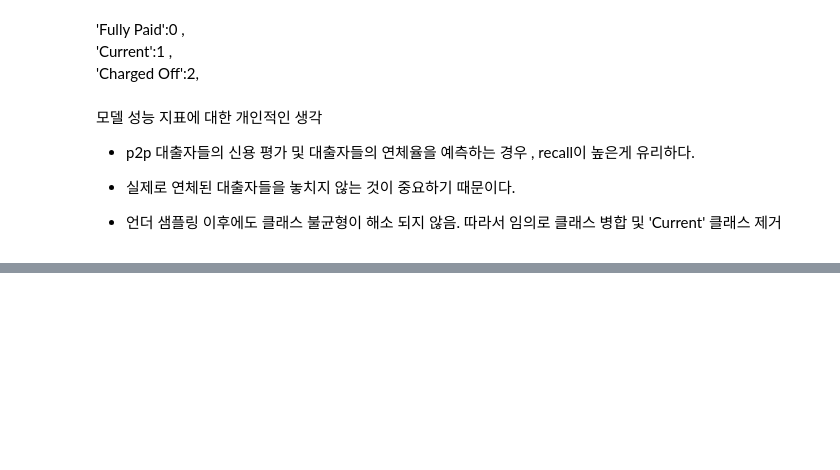
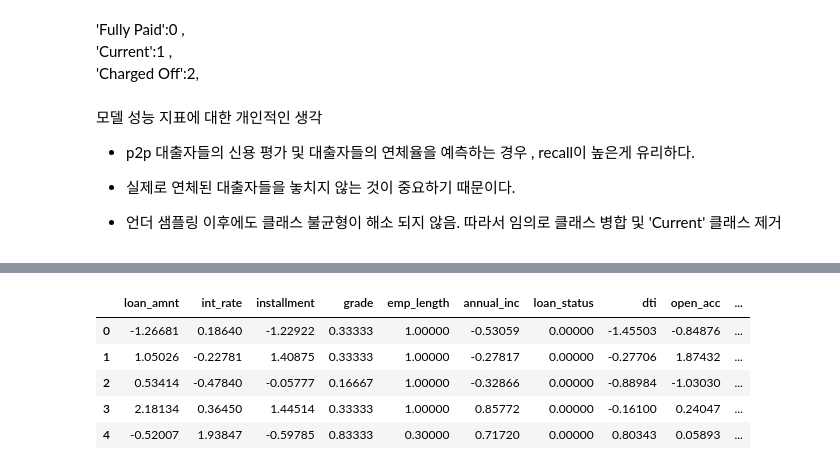
Before and after one commit to jiyoungeeeeeeeeeeeeeeeeeeeee/MLOps, a Jupyter notebook: Multi_random_train.ipynb, the cells around one changed output, grey strips where cells are left out. Drawn from its saved outputs; the diff is of its cells as text; code cells hidden in the pictures; blank space fills up the shorter version.

```diff
--- a/Multi_random_train.ipynb
+++ b/Multi_random_train.ipynb
@@ -525,0 +506,4 @@ pd.read_csv('resampled_data.csv')
+# %%
+f3 = pd.read_csv('Multi_3_train.csv')
+
+f3.info()
@@ -525,0 +528,9 @@ pd.read_csv('resampled_data.csv')
+# %%
+f3.head()
+# %% [output]
+|  | loan_amnt | int_rate | installment | grade | emp_length | annual_inc | loan_status | dti | open_acc | ... |
+| 0 | -1.26681 | 0.18640 | -1.22922 | 0.33333 | 1.00000 | -0.53059 | 0.00000 | -1.45503 | -0.84876 | ... |
+| 1 | 1.05026 | -0.22781 | 1.40875 | 0.33333 | 1.00000 | -0.27817 | 0.00000 | -0.27706 | 1.87432 | ... |
+| 2 | 0.53414 | -0.47840 | -0.05777 | 0.16667 | 1.00000 | -0.32866 | 0.00000 | -0.88984 | -1.03030 | ... |
+| 3 | 2.18134 | 0.36450 | 1.44514 | 0.33333 | 1.00000 | 0.85772 | 0.00000 | -0.16100 | 0.24047 | ... |
+| 4 | -0.52007 | 1.93847 | -0.59785 | 0.83333 | 0.30000 | 0.71720 | 0.00000 | 0.80343 | 0.05893 | ... |
```
Also changed, not shown: parts of 3 cells of this notebook.
